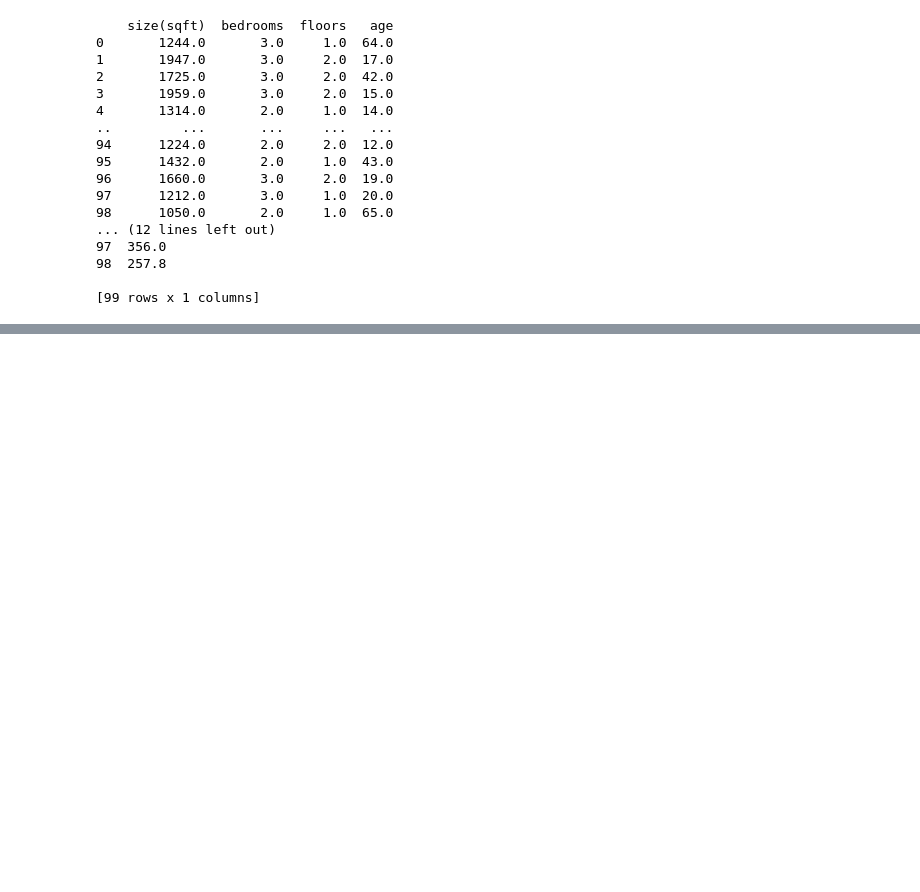
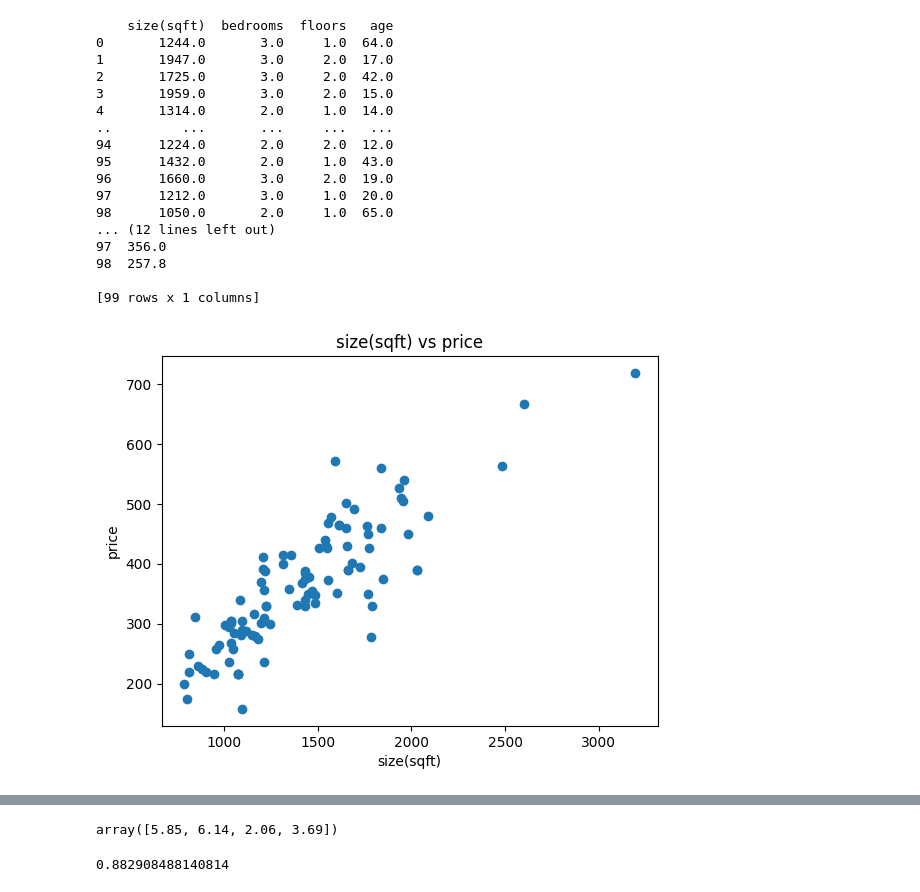
Before and after one commit to jasonventresca/ai-ml-practice, a Jupyter notebook: linear-regression-predict-housing-prices/notebook.ipynb, the cells around one changed output, grey strips where cells are left out. Drawn from its saved outputs; the diff is of its cells as text; code cells hidden in the pictures; blank space fills up the shorter version.

Commit message:
Implemented feature scaling + cost function.

```diff
--- a/linear-regression-predict-housing-prices/notebook.ipynb
+++ b/linear-regression-predict-housing-prices/notebook.ipynb
@@ -4,23 +7,36 @@ import pandas as pd
 # %%
 df_X_train = pd.read_csv("./training-data/housing_data.csv")
 df_y_train = pd.read_csv("./training-data/housing_prices.csv")
 print(df_X_train)
 print(df_y_train)
+
+X_train = df_X_train.to_numpy()
+y_train = df_y_train.to_numpy()
+col_names = df_X_train.columns.values
+
+for col in range(X_train.shape[1]):
+    col_name = col_names[col]
+    plt.scatter(X_train[:, col], y_train)
+    plt.title(f"{col_name} vs price")
+    plt.xlabel(f"{col_name}")
+    plt.ylabel("price")
+    plt.show()
 # %% [output]
     size(sqft)  bedrooms  floors   age
 0       1244.0       3.0     1.0  64.0
 1       1947.0       3.0     2.0  17.0
 2       1725.0       3.0     2.0  42.0
 3       1959.0       3.0     2.0  15.0
 4       1314.0       2.0     1.0  14.0
 ..         ...       ...     ...   ...
 94      1224.0       2.0     2.0  12.0
 95      1432.0       2.0     1.0  43.0
 96      1660.0       3.0     2.0  19.0
 97      1212.0       3.0     1.0  20.0
 98      1050.0       2.0     1.0  65.0
 ... (12 lines left out)
 97  356.0
 98  257.8
 
 [99 rows x 1 columns]
+[figure, added]
@@ -26,0 +65,5 @@ print(df_y_train)
+# %%
+X_train_norm = z_score_normalize(X_train)
+X_train_norm.ptp(axis=0)
+# %% [output]
+array([5.85, 6.14, 2.06, 3.69])
@@ -26,0 +96,4 @@ print(df_y_train)
+# %%
+compute_cost(X_train_norm, y_train, np.array([1.0, 1.0, 1.0, 1.0]), 0.0)
+# %% [output]
+0.882908488140814
```
Also changed, not shown: parts of 4 cells of this notebook.
